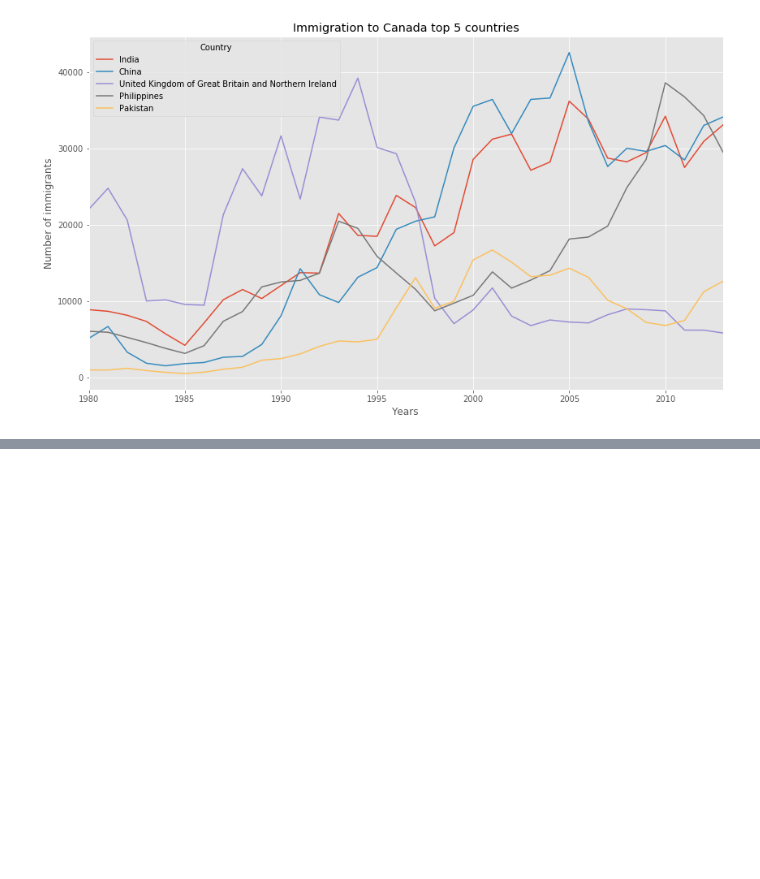
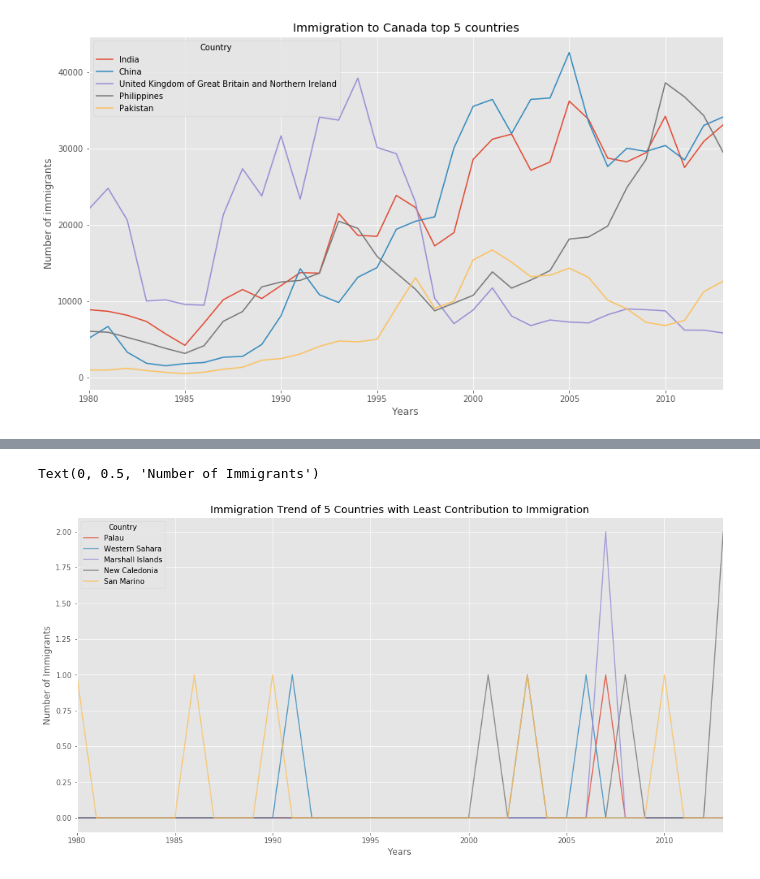
Before and after one commit to fsayfitdinov/immigration_to_canada, a Jupyter notebook: Immigration_to_canada.ipynb, the cells around one changed output, grey strips where cells are left out. Drawn from its saved outputs; the diff is of its cells as text; code cells hidden in the pictures; blank space fills up the shorter version.

```diff
--- a/Immigration_to_canada.ipynb
+++ b/Immigration_to_canada.ipynb
@@ -475,0 +518,12 @@ plt.show()
+# %%
+df_least5.index = df_least5.index.map(int)
+ax = df_least5.plot(kind='line',
+                    figsize=(16,8),
+                    stacked=False,
+                    alpha=0.8)
+ax.set_title('Immigration Trend of 5 Countries with Least Contribution to Immigration')
+ax.set_xlabel('Years')
+ax.set_ylabel('Number of Immigrants')
+# %% [output]
+Text(0, 0.5, 'Number of Immigrants')
+[figure, added]
```
Also changed, not shown: parts of 24 cells of this notebook.
